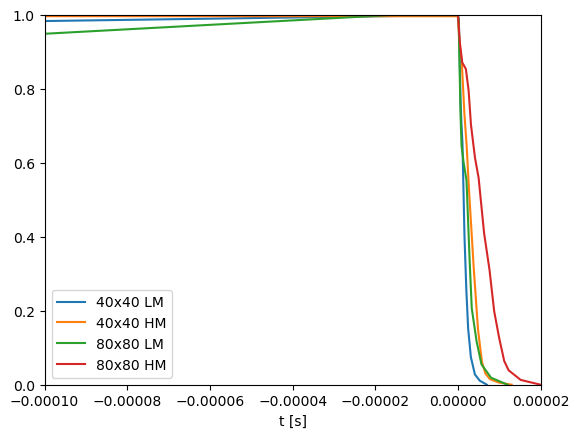
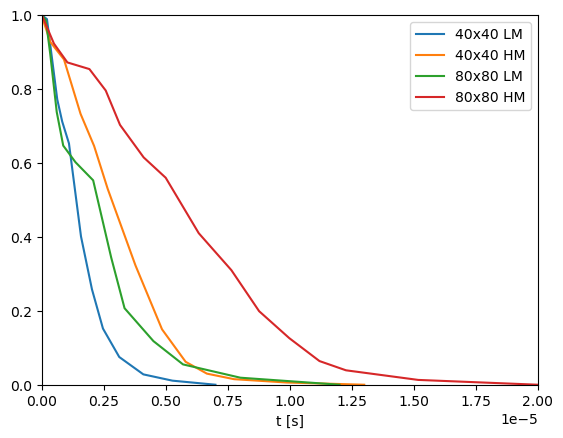
Code edit (unified diff) that turned the first committed figure into the second:
--- before
+++ after
@@ -1,4 +1,4 @@
 ax = tem40.showWaveform(label="40x40")
 tem80.showWaveform(ax=ax, label="80x80")
-ax.set_xlim(-1e-4, 2e-5)
+ax.set_xlim(-0e-6, 20e-6)
 ax.set_ylim(0, 1)

Commit: update some stuff